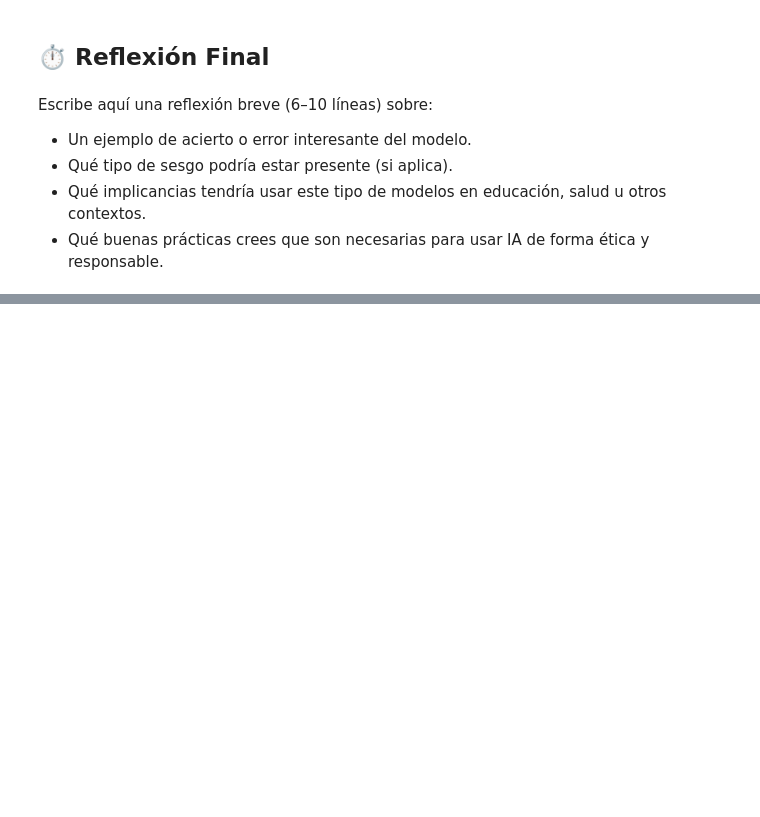
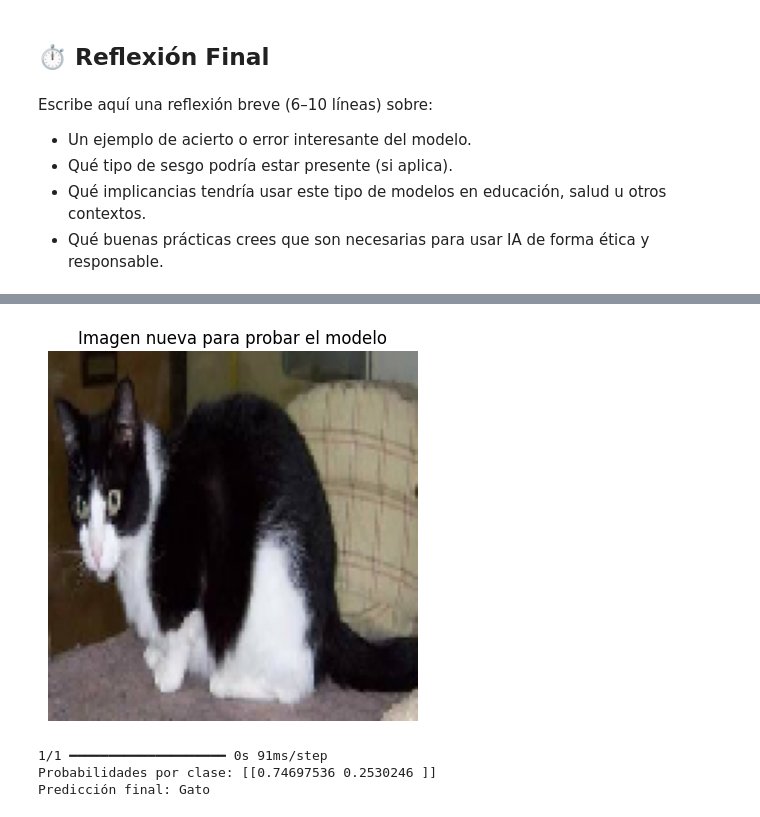
Before and after one commit to juliopez/Taller-Fundamentos-Data-Science-Python, a Jupyter notebook: 03_Notebooks/05_Sesion_05.ipynb, the cells around one changed output, grey strips where cells are left out. Drawn from its saved outputs; the diff is of its cells as text; code cells hidden in the pictures; blank space fills up the shorter version.

```diff
--- a/03_Notebooks/05_Sesion_05.ipynb
+++ b/03_Notebooks/05_Sesion_05.ipynb
@@ -312,0 +598,32 @@ Escribe aquí una reflexión breve (6–10 líneas) sobre:
+# %%
+# PROBAR LA CNN CON UNA IMAGEN NUEVA
+# ----------------------------------
+
+from tensorflow.keras.preprocessing import image
+
+# 1. Selecciona la ruta de una imagen nueva (fuera del dataset de entrenamiento)
+ruta_imagen_nueva = "/content/cat.958.jpg"  # Cambia por el nombre de tu archivo
+
+# 2. Cargar y preprocesar imagen
+img = image.load_img(ruta_imagen_nueva, target_size=tamaño_imagen)
+img_array = image.img_to_array(img)
+img_array = np.expand_dims(img_array, axis=0)  # -> (1, 128,128,3)
+
+# 3. Mostrar imagen
+plt.imshow(img)
+plt.axis("off")
+plt.title("Imagen nueva para probar el modelo")
+plt.show()
+
+# 4. Realizar predicción
+pred_probs = modelo_cnn.predict(img_array)
+pred_label = np.argmax(pred_probs, axis=1)[0]
+
+# 5. Mostrar resultado
+print("Probabilidades por clase:", pred_probs)
+print("Predicción final:", clases[pred_label])
+# %% [output]
+[figure, added]
+1/1 ━━━━━━━━━━━━━━━━━━━━ 0s 91ms/step
+Probabilidades por clase: [[0.74697536 0.2530246 ]]
+Predicción final: Gato
```
Also changed, not shown: parts of 16 cells of this notebook.
